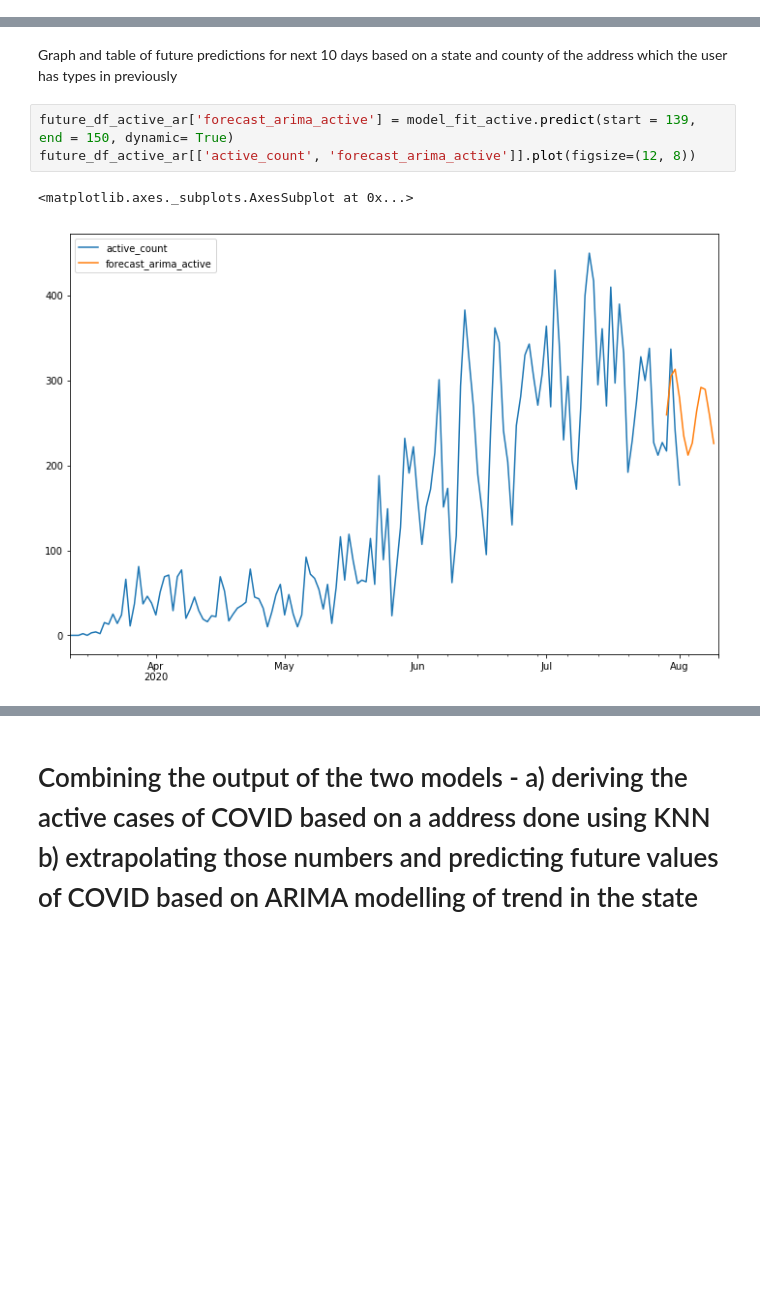
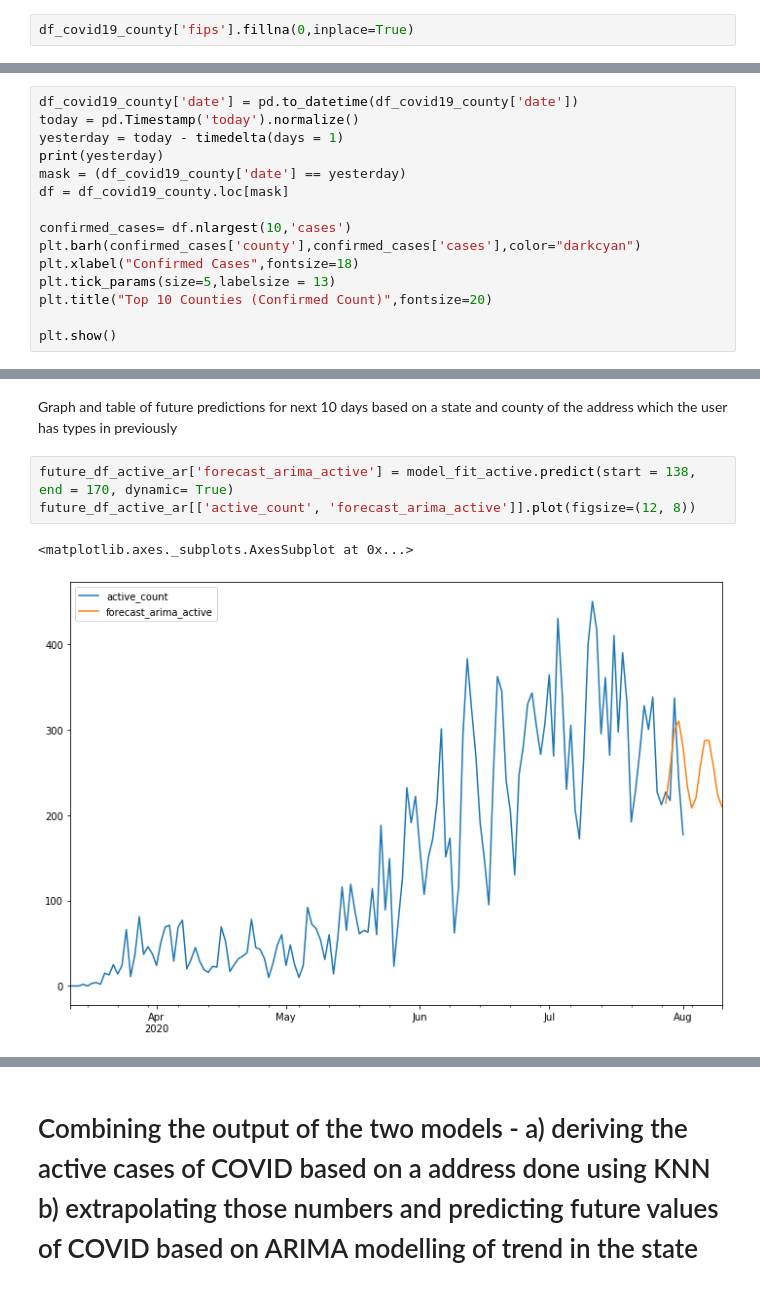
Before and after one commit to SupriyaChinthakuntla/KDD, a Jupyter notebook: Group_Project_KDD.ipynb, the cells around one changed output, grey strips where cells are left out. Drawn from its saved outputs; the diff is of its cells as text; blank space fills up the shorter version.

Commit message:
Added EDA and linear regression to model

```diff
--- a/Group_Project_KDD.ipynb
+++ b/Group_Project_KDD.ipynb
@@ -263,0 +247,2 @@ print(grouping)
+# %%
+df_covid19_county['fips'].fillna(0,inplace=True)
@@ -263,0 +251,15 @@ print(grouping)
+# %%
+df_covid19_county['date'] = pd.to_datetime(df_covid19_county['date'])
+today = pd.Timestamp('today').normalize()
+yesterday = today - timedelta(days = 1)
+print(yesterday)
+mask = (df_covid19_county['date'] == yesterday)
+df = df_covid19_county.loc[mask]
+
+confirmed_cases= df.nlargest(10,'cases')
+plt.barh(confirmed_cases['county'],confirmed_cases['cases'],color="darkcyan")
+plt.xlabel("Confirmed Cases",fontsize=18)
+plt.tick_params(size=5,labelsize = 13)
+plt.title("Top 10 Counties (Confirmed Count)",fontsize=20)
+
+plt.show()
@@ -435,11 +520,11 @@ future_df_active_ar=pd.concat([df_active,future_dates_active])
 # %% [markdown]
 Graph and table of future predictions for next 10 days based on a state and county of the address which the user has types in previously
 # %%
-future_df_active_ar['forecast_arima_active'] = model_fit_active.predict(start = 139, end = 150, dynamic= True)
+future_df_active_ar['forecast_arima_active'] = model_fit_active.predict(start = 138, end = 170, dynamic= True)
 future_df_active_ar[['active_count', 'forecast_arima_active']].plot(figsize=(12, 8))
 # %% [output]
 <matplotlib.axes._subplots.AxesSubplot at 0x...>
-[figure, old version]
+[figure, new version]
 # %%
 #since we have used 10 in arima model to predict 10 days into future first row will always be current date
 future_df_active_ar['forecast_arima_active'].tail(10)
```
Also changed, not shown: parts of 32 cells of this notebook.
